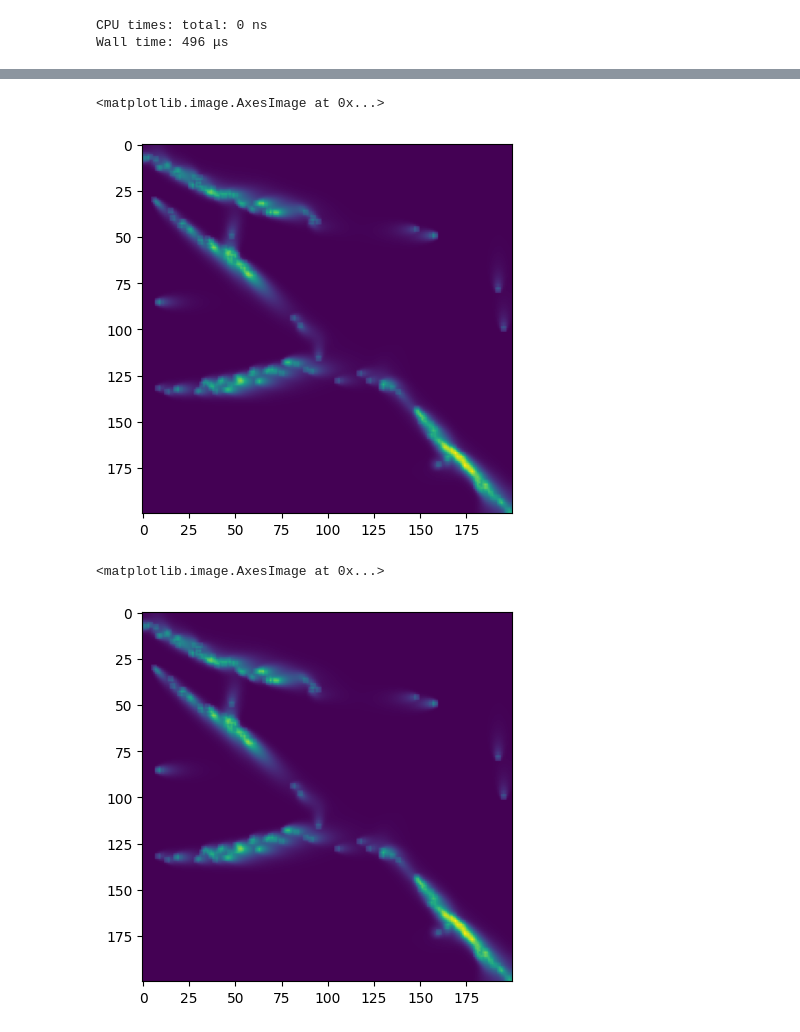
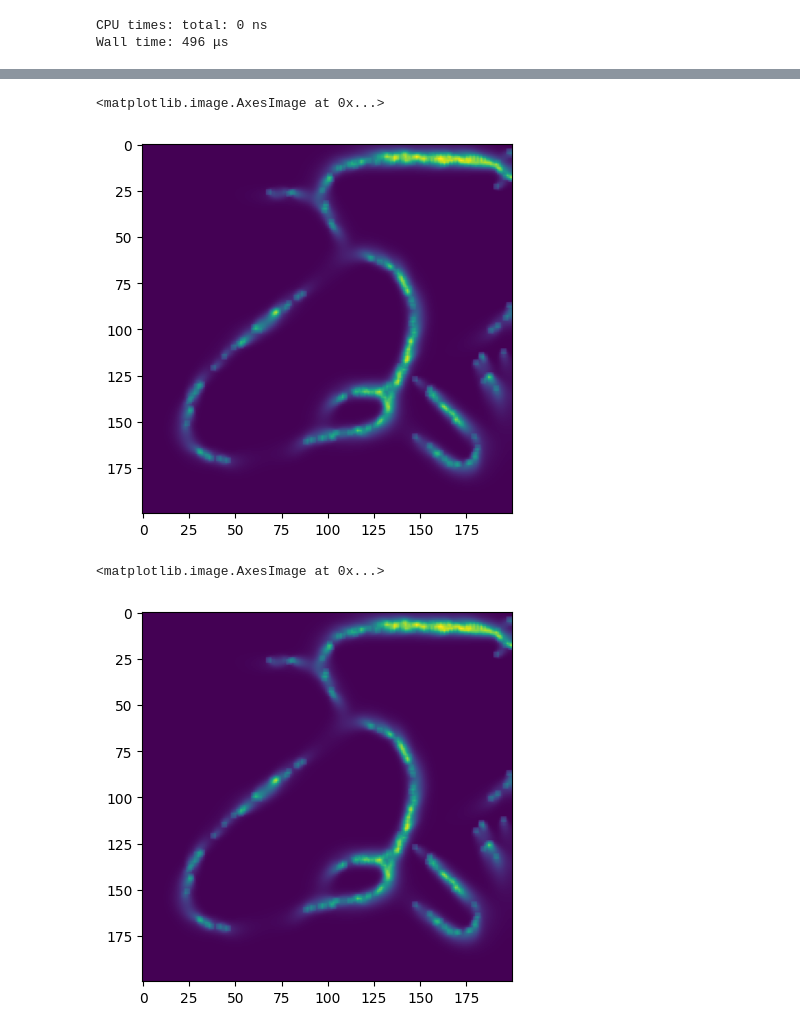
Before and after one commit to RichardBlucher/FFR120-Project, a Jupyter notebook: slime_prototype.ipynb, the cells around one changed output, grey strips where cells are left out. Cells and saved outputs as stored; diff of their text form; code cells hidden in the pictures.

```diff
--- a/slime_prototype.ipynb
+++ b/slime_prototype.ipynb
@@ -238,8 +238,8 @@ while running:
     dtheta = eta * (np.random.rand(N_part) - 0.5) * dt
     #ntheta = interaction(x, y, theta, Rf, L) + dtheta
     ntheta = theta + sense(x, y, theta, phi, sensor_dist, trailmap, L, foodmap) + dtheta
-    nx = x + np.round(v * np.cos(ntheta))
-    ny = y + np.round(v * np.sin(ntheta))
+    nx = x + v * np.cos(ntheta)
+    ny = y + v * np.sin(ntheta)
 
     nvx = v * np.cos(ntheta)
     nvy = v * np.sin(ntheta)
@@ -291,36 +291,36 @@ while running:
 
         if ny[j] > L-1:
             ny[j] = L-1 - (ny[j] - L+1)
             nvy[j] = - nvy[j]
 
     nv = np.sqrt(nvx ** 2 + nvy ** 2)
     for i in range(N_part):
         ntheta[i] = math.atan2(nvy[i], nvx[i])
 
 
     step += 1
 
     x[:] = nx[:]
     y[:] = ny[:]
     theta[:] = ntheta[:]
 
     trailmap = deposit(x, y, trailmap)
     trailmap = better_diffuse(trailmap)
     trailmap = decay(trailmap)
     #print(theta/np.pi)
     if step == 500:
         running = False
 
 if visuals_on:
     tk.update_idletasks()
     tk.update()
     tk.mainloop()  # Release animation handle (close window to finish).
 plt.imshow(trailmap.T)
 # %% [output]
 <matplotlib.image.AxesImage at 0x...>
-[figure, old version]
+[figure, new version]
 # %%
 plt.imshow(trailmap.T + foodmap.T)
 # %% [output]
 <matplotlib.image.AxesImage at 0x...>
-[figure, old version]
+[figure, new version]
```
Also changed, not shown: parts of 3 cells of this notebook.
